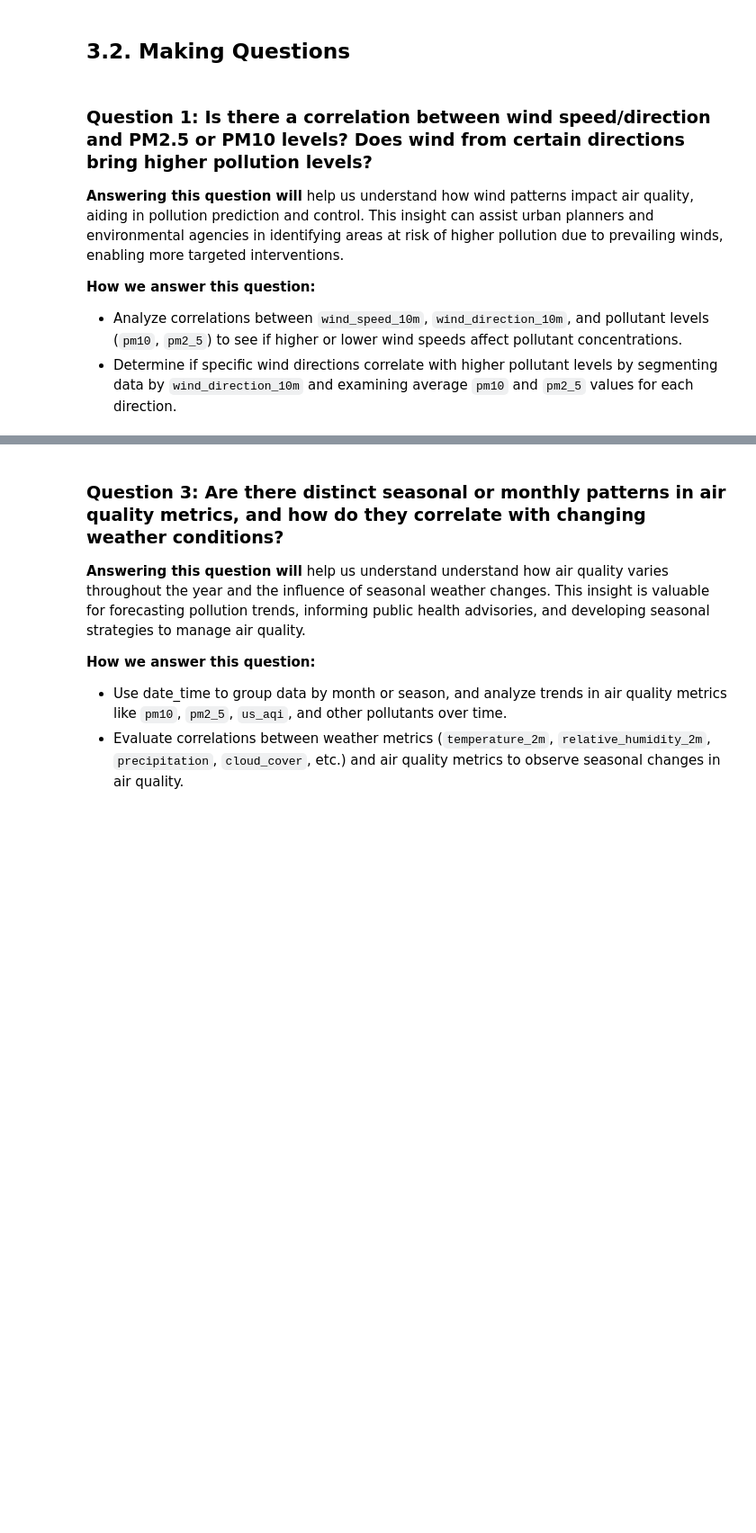
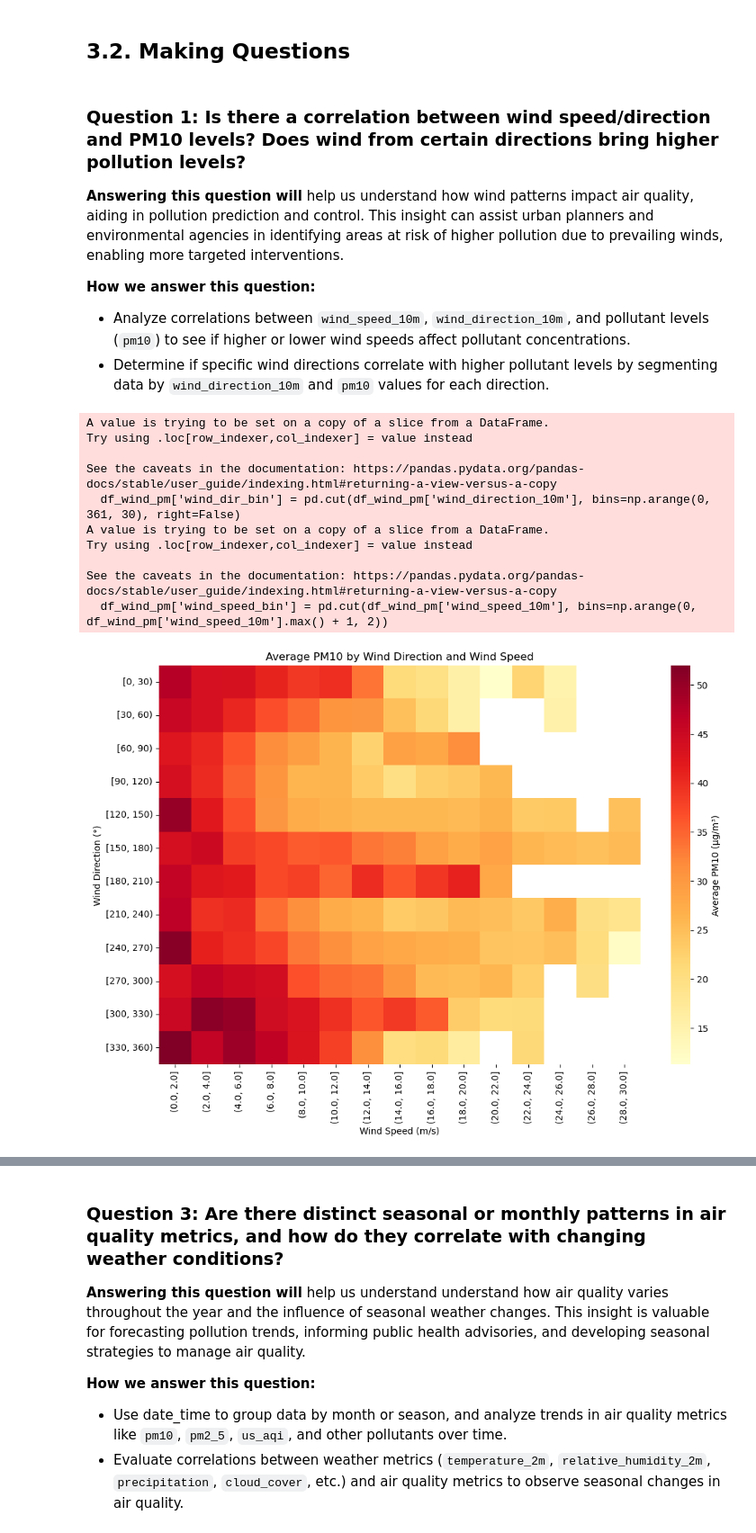
Before and after one commit to mtue04/HCMC-WAQ-Analysis, a Jupyter notebook: notebooks/eda_data.ipynb, the cells around one changed output, grey strips where cells are left out. Shown at 90% size. Saved outputs shown, nothing was run; the diff lists cells and outputs as text; code cells hidden in the pictures; blank space fills up the shorter version.

```diff
--- a/notebooks/eda_data.ipynb
+++ b/notebooks/eda_data.ipynb
@@ -11,6 +11,7 @@ import seaborn as sns
 # %%
 # Load data
 df_cleaned = pd.read_csv('../data/clean_hcmc_waq.csv')
+df_cleaned['date_time'] = pd.to_datetime(df_cleaned['date_time'])
 # %% [markdown]
 ## 3.1. Exploring data
 # %%
@@ -119,10 +120,38 @@ $\Rightarrow$ There're connections between weather and air quality factors in HC
 # %% [markdown]
 ## 3.2. Making Questions
 # %% [markdown]
-### Question 1: Is there a correlation between wind speed/direction and PM2.5 or PM10 levels? Does wind from certain directions bring higher pollution levels?
+### Question 1: Is there a correlation between wind speed/direction and PM10 levels? Does wind from certain directions bring higher pollution levels?
 
 **Answering this question will** help us understand how wind patterns impact air quality, aiding in pollution prediction and control. This insight can assist urban planners and environmental agencies in identifying areas at risk of higher pollution due to prevailing winds, enabling more targeted interventions.
 
 **How we answer this question:**
-* Analyze correlations between `wind_speed_10m`, `wind_direction_10m`, and pollutant levels (`pm10`, `pm2_5`) to see if higher or lower wind speeds affect pollutant concentrations.
-* Determine if specific wind directions correlate with higher pollutant levels by segmenting data by `wind_direction_10m` and examining average `pm10` and `pm2_5` values for each direction.
+* Analyze correlations between `wind_speed_10m`, `wind_direction_10m`, and pollutant levels (`pm10`) to see if higher or lower wind speeds affect pollutant concentrations.
+* Determine if specific wind directions correlate with higher pollutant levels by segmenting data by `wind_direction_10m` and `pm10` values for each direction.
+# %%
+df_wind_pm = df_cleaned[['wind_speed_10m', 'wind_direction_10m', 'pm10']]
+
+df_wind_pm['wind_dir_bin'] = pd.cut(df_wind_pm['wind_direction_10m'], bins=np.arange(0, 361, 30), right=False)
+df_wind_pm['wind_speed_bin'] = pd.cut(df_wind_pm['wind_speed_10m'], bins=np.arange(0, df_wind_pm['wind_speed_10m'].max() + 1, 2))
+
+# Calculate average PM10 concentration for each bin
+heatmap_data = df_wind_pm.groupby(['wind_dir_bin', 'wind_speed_bin'])['pm10'].mean().unstack()
+
+# Plot heatmap
+plt.figure(figsize=(12, 8))
+sns.heatmap(heatmap_data, cmap='YlOrRd', cbar_kws={'label': 'Average PM10 (µg/m³)'})
+plt.title('Average PM10 by Wind Direction and Wind Speed')
+plt.xlabel('Wind Speed (m/s)')
+plt.ylabel('Wind Direction (°)')
+plt.show()
+# %% [output]
+A value is trying to be set on a copy of a slice from a DataFrame.
+Try using .loc[row_indexer,col_indexer] = value instead
+
+See the caveats in the documentation: https://pandas.pydata.org/pandas-docs/stable/user_guide/indexing.html#returning-a-view-versus-a-copy
+  df_wind_pm['wind_dir_bin'] = pd.cut(df_wind_pm['wind_direction_10m'], bins=np.arange(0, 361, 30), right=False)
+A value is trying to be set on a copy of a slice from a DataFrame.
+Try using .loc[row_indexer,col_indexer] = value instead
+
+See the caveats in the documentation: https://pandas.pydata.org/pandas-docs/stable/user_guide/indexing.html#returning-a-view-versus-a-copy
+  df_wind_pm['wind_speed_bin'] = pd.cut(df_wind_pm['wind_speed_10m'], bins=np.arange(0, df_wind_pm['wind_speed_10m'].max() + 1, 2))
+[figure, added]
```
Also changed, not shown: parts of 9 cells of this notebook.
